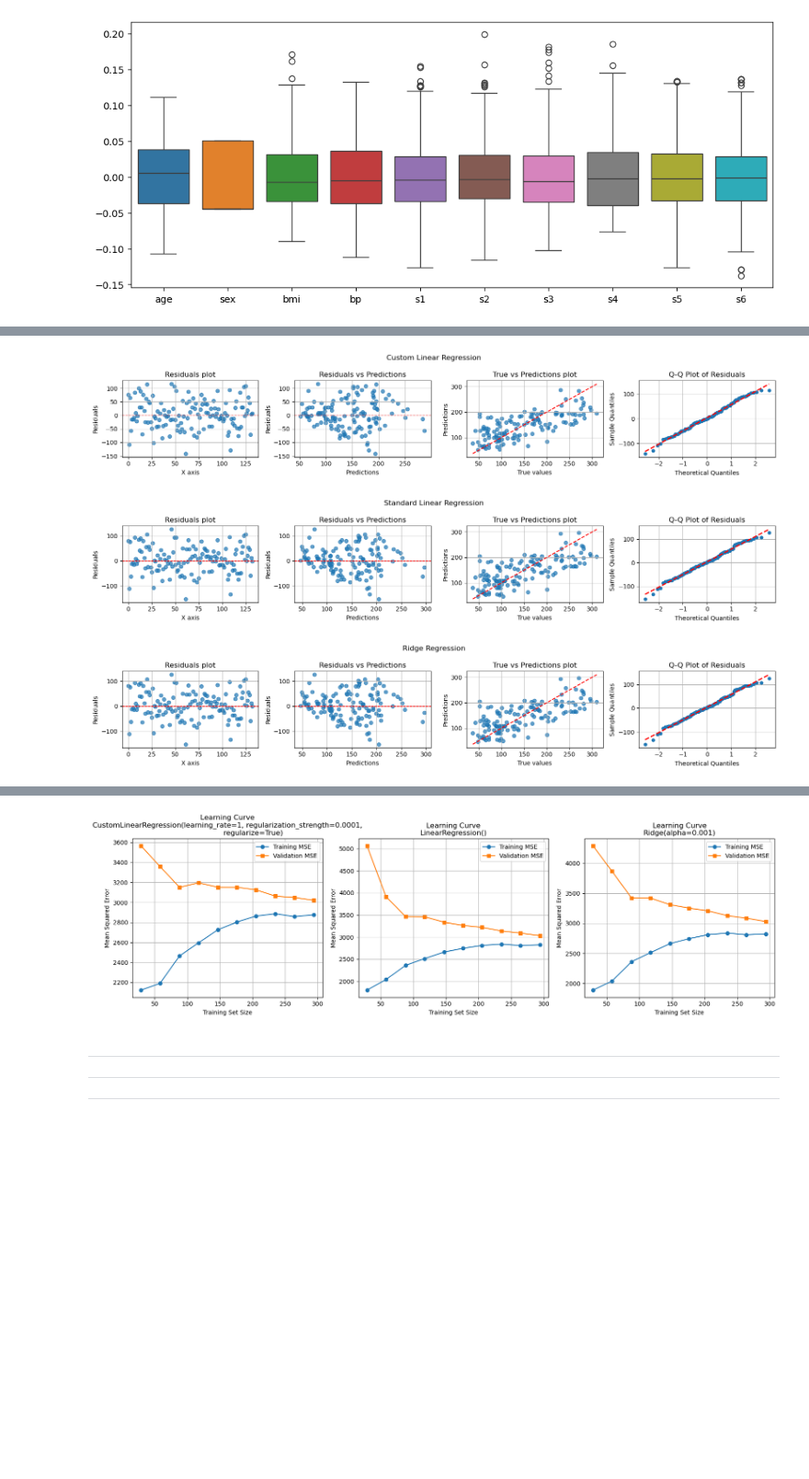
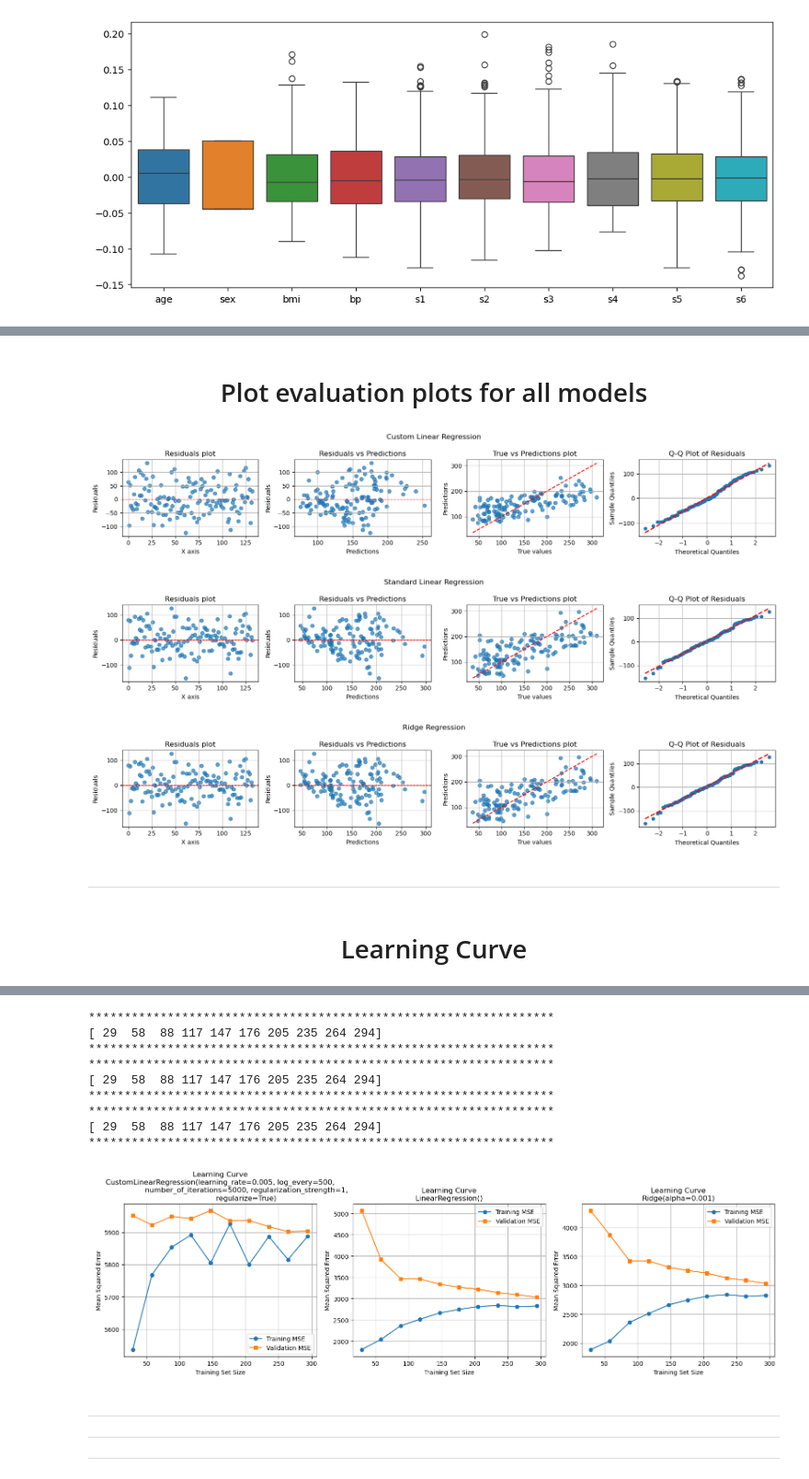
Before and after one commit to MustafaAdam/ml, a Jupyter notebook: linear_regression/custom_linear_regression.ipynb, the cells around one changed output, grey strips where cells are left out. Shown at 92% size. Drawn from its saved outputs; the diff is of its cells as text; code cells hidden in the pictures; blank space fills up the shorter version.

```diff
--- a/linear_regression/custom_linear_regression.ipynb
+++ b/linear_regression/custom_linear_regression.ipynb
@@ -14,5 +15,5 @@ This warnings indicates broken support for the dtype!
 # %%
-class CustomLinearRegression(BaseEstimator):  # BaseEstimator inheritance: Makes it compatible with sklearn pipelines. Specifically, for learning curve method to work
+class CustomLinearRegression(BaseEstimator, RegressorMixin):  # BaseEstimator inheritance: Makes it compatible with sklearn pipelines. Specifically, for learning curve method to work
     def __init__(self, number_of_iterations=1000, learning_rate=0.1, regularize=False, regularization_strength=0.1, verbose=False, log_every=100, tolerance = 0.001):
         self.weights : np.ndarray = None
         self.bias : float = None
@@ -27,10 +28,10 @@ class CustomLinearRegression(BaseEstimator):  # BaseEstimator inheritance: Makes
         self.tolerance = tolerance
 
     def _init_parameters(self, number_of_features):
-        self.weights = np.random.uniform(0, 0.01, number_of_features)
+        self.weights = np.random.uniform(-0.01, 0.01, number_of_features)
         self.bias = 0
 
-    def _compute_loss(self, y : np.ndarray, y_hat: np.ndarray) -> float:
+    def _compute_loss(self, y, y_hat) -> float:
         error = y - y_hat
         # error = np.clip(error, -1e-5, 1e5)
         mean_squared_error = np.mean(error ** 2)
@@ -66,12 +67,12 @@ class CustomLinearRegression(BaseEstimator):  # BaseEstimator inheritance: Makes
 
     def fit(self, X, y):
         self._init_parameters(X.shape[1])
-        previous_cost = float('-inf')
+        previous_cost = np.inf
 
         for iteration in range(self.number_of_iterations):
             y_hat, cost = self._forward_propagation(X, y)
 
-            if abs(previous_cost - cost) < self.tolerance:
+            if self.verbose == True and abs(previous_cost - cost) < self.tolerance:
                 print(f'Early stopping at iteration: {iteration} due to ΔCost being less {self.tolerance}')
                 break
 
@@ -366,2 +399,4 @@ pd.DataFrame(index=labels, data={'MSE scores': mse_scores, 'R2 scores': r2_score
+# %% [markdown]
+# <center> Plot evaluation plots for all models </center>
 # %%
 residuals_custom = y_test - predictions_custom
@@ -389,7 +424,7 @@ figure.suptitle('Standard Linear Regression')
 
 CustomLinearRegression.plot_residuals(residuals_sklearn, ax=axes[0])
 CustomLinearRegression.plot_residuals_vs_predictions(predictions_ridge, residuals_sklearn, ax=axes[1])
-CustomLinearRegression.plot_predictions_vs_true(y_test, predictions_sklearn, ax=axes[2])
+CustomLinearRegression.plot_predictions_vs_true(y_test, predictions_base, ax=axes[2])
 CustomLinearRegression.plot_qq(residuals_sklearn, ax=axes[3])
 
 figure.tight_layout()
@@ -408,13 +443,59 @@ CustomLinearRegression.plot_qq(residuals_ridge, ax=axes[3])
 
 figure.tight_layout()
 # %% [output]
-[figure, old version]
+[figure, new version]
 [figure]
 [figure]
+# %% [markdown]
+---
+# %% [markdown]
+# <center> Learning Curve </center>
 # %%
 from sklearn.model_selection import learning_curve
 
 def plot_learning_curve(model, X, y, train_sizes=np.linspace(0.1, 1.0, 10), cv=3, scoring='neg_mean_squared_error', ax=None):
+    '''
+        Plots a learning curve showing training and validation errors
+        (Mean Squared Error) as a function of training set size.
+
+        Parameters
+        ----------
+        model : estimator object
+            The machine learning model that implements the scikit-learn fit/predict interface.
+
+        X : array-like of shape (n_samples, n_features)
+            Feature matrix.
+
+        y : array-like of shape (n_samples,)
+            Target vector.
+
+        train_sizes : array-like of shape (n_ticks,), default=np.linspace(0.1, 1.0, 10)
+            Relative or absolute numbers of training examples that will be used
+            to generate the learning curve. Values should be between 0 and 1
+            if float, representing a fraction of the training data.
+
+        cv : int, cross-validation generator or an iterable, default=3
+            Determines the cross-validation splitting strategy. Passed directly
+            to `sklearn.model_selection.learning_curve`.
+
+        scoring : str or callable, default='neg_mean_squared_error'
+            A scoring strategy, compatible with scikit-learn's scoring options.
+            Default uses negative MSE for regression.
+
+        ax : matplotlib Axes object, default=None
+            The axes on which to plot. If None, a new one will be created using `plt.gca()`.
+
+        Returns
+        -------
+        None
+            The function modifies the provided Axes object in place to display the learning curve.
+
+        Notes
+        -----
+        - Converts negative MSE to positive before plotting.
+        - Uses cross-validation to compute mean training and validation errors.
+        - Random shuffling is applied before splitting the data to improve robustness.
+    '''
     if ax is None:
         ax = plt.gca()
 
@@ -426,8 +507,13 @@ def plot_learning_curve(model, X, y, train_sizes=np.linspace(0.1, 1.0, 10), cv=3
         cv=cv,
         scoring=scoring,
         shuffle=True,
-        random_state=42
+        random_state=42,
+        n_jobs=-1,
     )
+
+    print('*' * 65)
+    print(train_sizes)
+    print('*' * 65)
 
     # Convert negative MSE to positive
     train_errors = -np.mean(train_scores, axis=1)
@@ -453,4 +556,13 @@ figure.tight_layout()
+*****************************************************************
+[ 29  58  88 117 147 176 205 235 264 294]
+*****************************************************************
+*****************************************************************
+[ 29  58  88 117 147 176 205 235 264 294]
+*****************************************************************
+*****************************************************************
+[ 29  58  88 117 147 176 205 235 264 294]
+*****************************************************************
-[figure, old version]
+[figure, new version]
 # %% [markdown]
 ---
 ---
```
Also changed, not shown: parts of 21 cells of this notebook.
